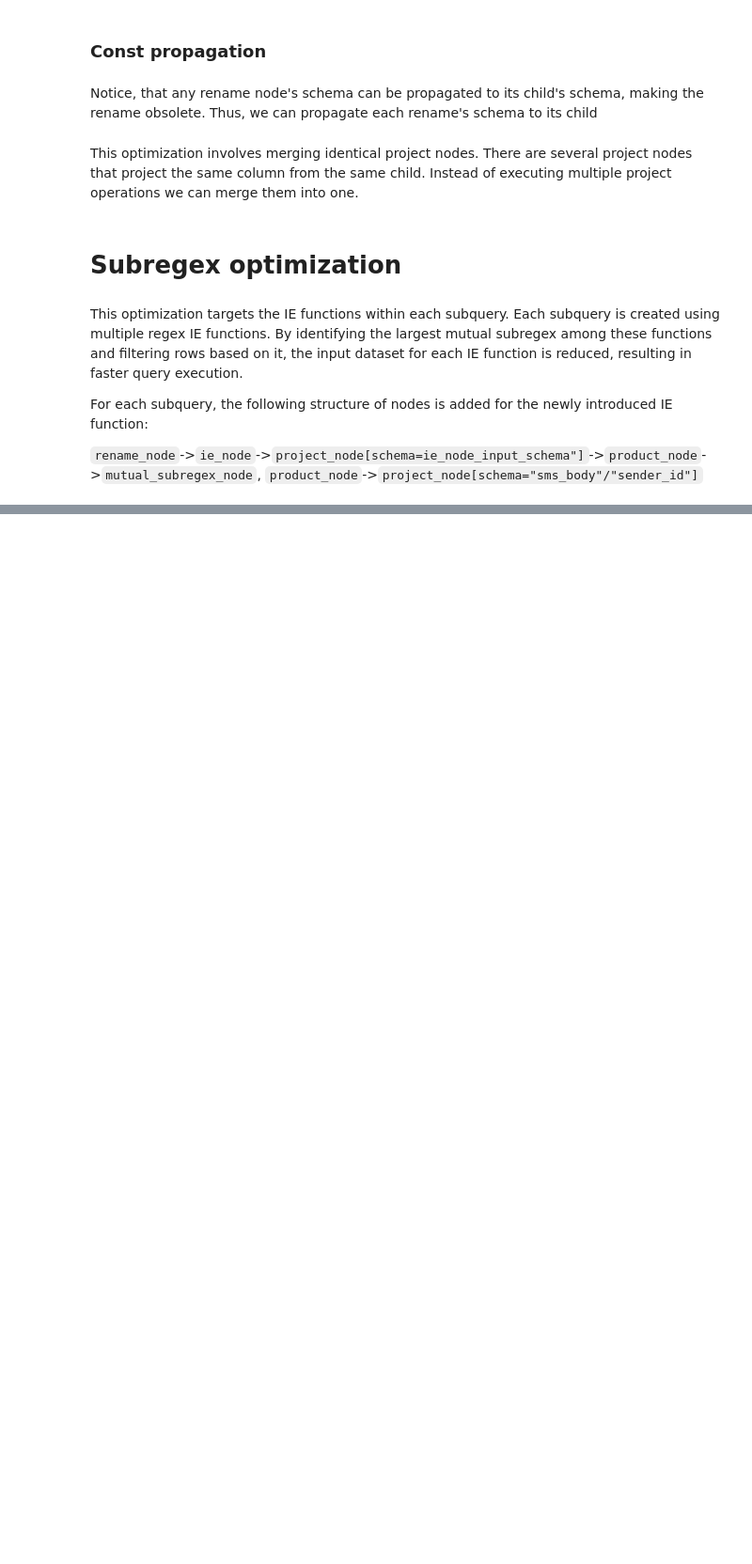
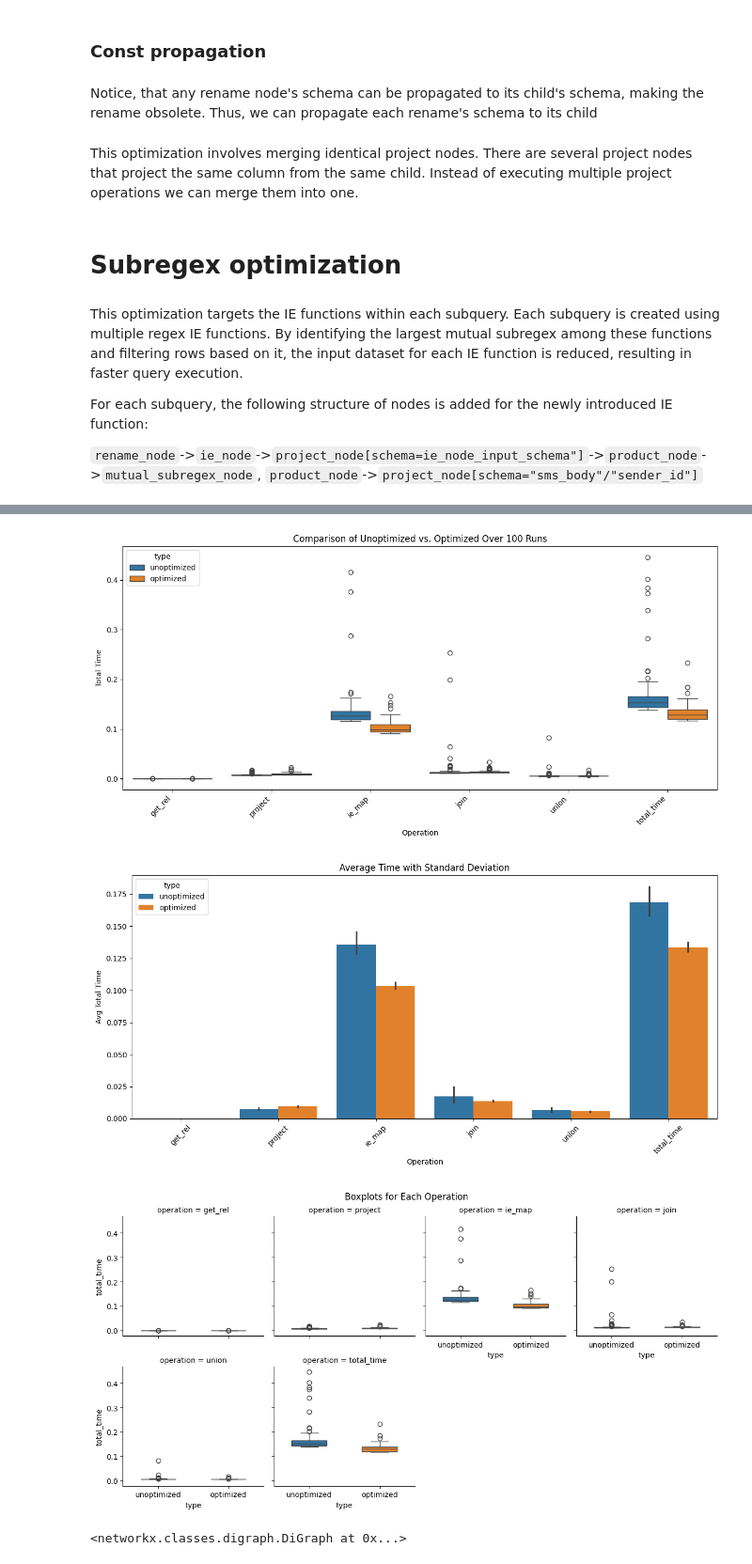
Before and after one commit to DeanLight/graph_rewrite, a Jupyter notebook: tutorials/00_engine.ipynb, the cells around one changed output, grey strips where cells are left out. Shown at 94% size. Drawn from its saved outputs; the diff is of its cells as text; code cells hidden in the pictures; blank space fills up the shorter version.

```diff
--- a/tutorials/00_engine.ipynb
+++ b/tutorials/00_engine.ipynb
@@ -901,0 +1083,7 @@ SyntaxError: invalid syntax (2116347585.py, line 2)
+# %%
+profile_optimizations(optimized_graph, [], [close_location_optimization], benchmark=True)
+# %% [output]
+[figure, added]
+[figure, added]
+[figure, added]
+<networkx.classes.digraph.DiGraph at 0x...>
```
Also changed, not shown: parts of 22 cells of this notebook, 1 other file.
